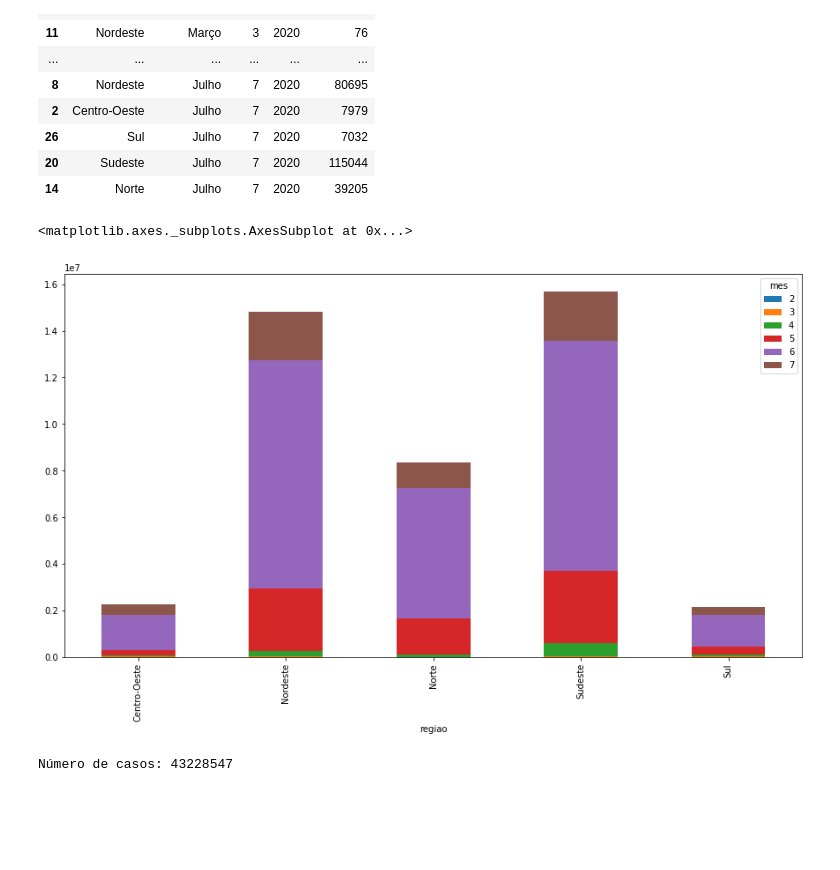
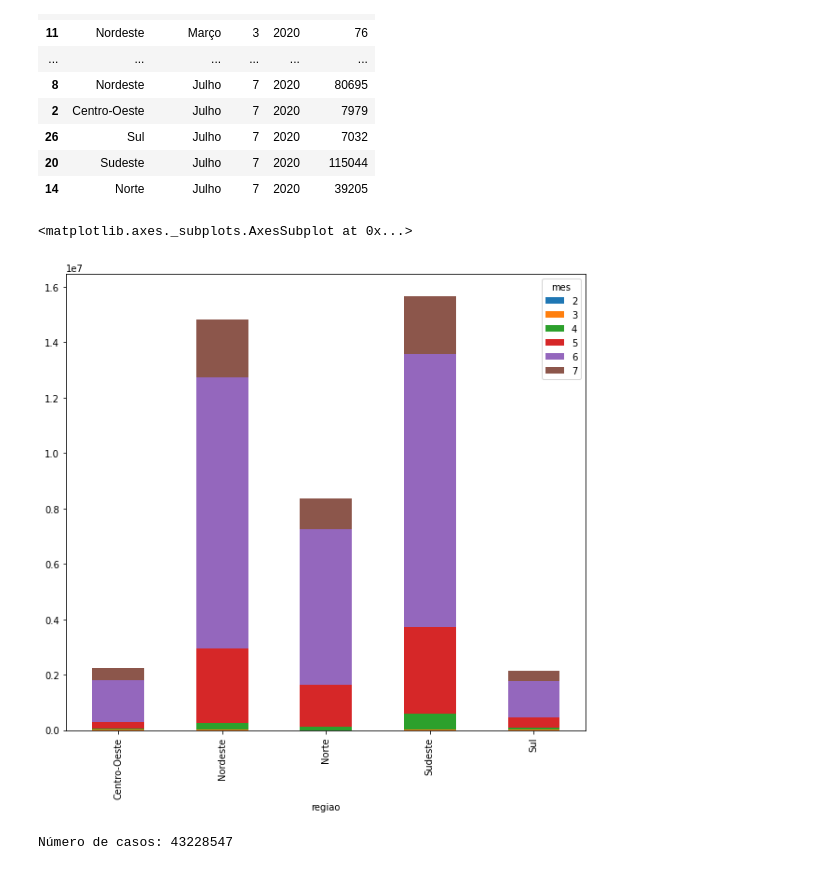
Before and after one commit to jonnes-nascimento/iniciacao_cientifica, a Jupyter notebook: IC_USJT_2020_COVID_19_Dados_Regionais.ipynb, the cells around one changed output. Drawn from its saved outputs; the diff is of its cells as text; code cells hidden in the pictures; blank space fills up the shorter version.

```diff
--- a/IC_USJT_2020_COVID_19_Dados_Regionais.ipynb
+++ b/IC_USJT_2020_COVID_19_Dados_Regionais.ipynb
@@ -76,10 +76,10 @@ mortes_regiao_mes.sort_values('mes')
 | 14 | Norte | Julho | 7 | 2020 | 39205 |
 # %%
 # análise gráfica da quantidade de casos por região, mês e ano
-casos_regiao_mes.pivot(index = 'regiao', columns='mes', values='n_casos').plot(kind='bar', stacked=True, figsize=(15,8))
+casos_regiao_mes.pivot(index = 'regiao', columns='mes', values='n_casos').plot(kind='bar', stacked=True, figsize=(10,9))
 # %% [output]
 <matplotlib.axes._subplots.AxesSubplot at 0x...>
-[figure, old version]
+[figure, new version]
 # %%
 print('Número de casos: %d' % dados['n_casos'].sum())
 # %% [output]
```
Also changed, not shown: parts of 2 cells of this notebook.
